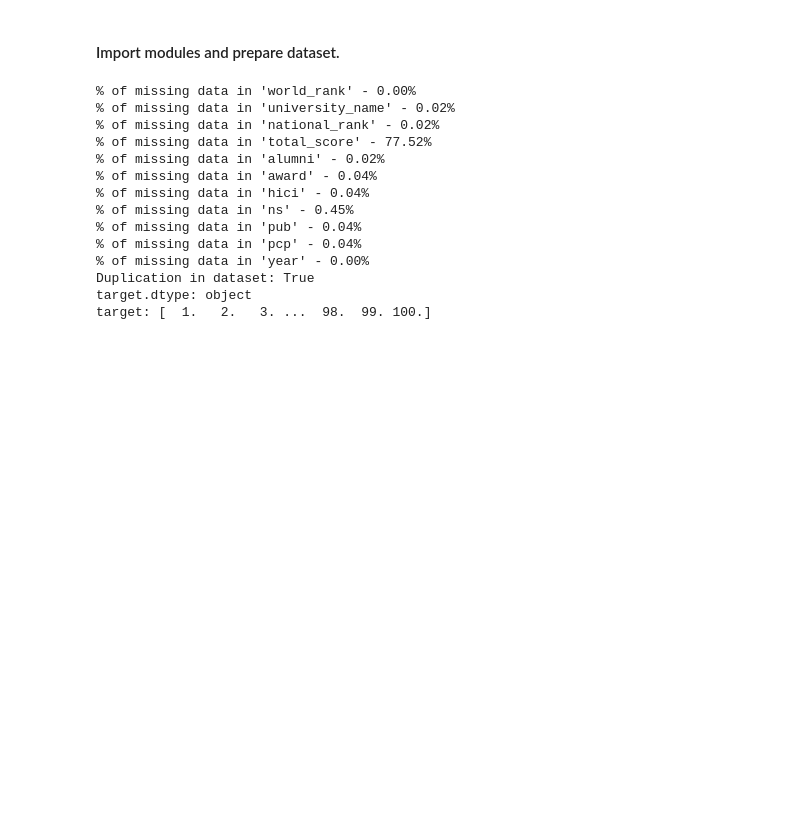
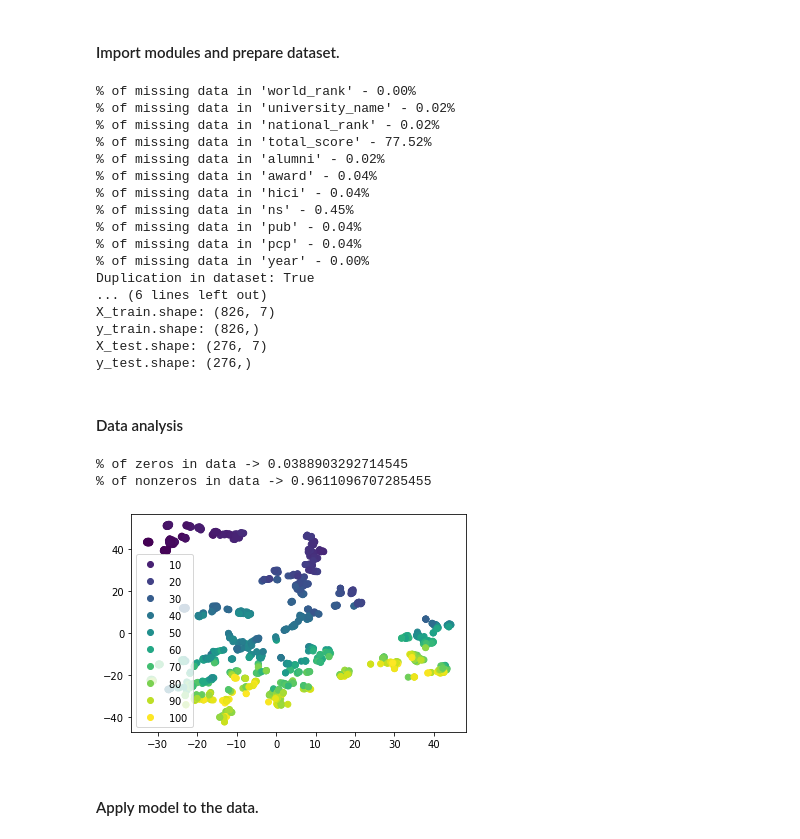
Before and after one commit to rohannakra/AI-Ranks-World-Universities, a Jupyter notebook: university_rankings.ipynb, the cells around one changed output. Cells and saved outputs as stored; diff of their text form; code cells hidden in the pictures; blank space fills up the shorter version.

Commit message:
Preparing data, doing data analysis, and applying model to the data.

```diff
--- a/university_rankings.ipynb
+++ b/university_rankings.ipynb
@@ -5,11 +5,10 @@
 # %%
 # Import sklearn tools
 from sklearn.svm import SVR
-from sklearn.neural_network import MLPClassifier, MLPRegressor
 from sklearn.manifold import TSNE
-from sklearn.model_selection import cross_validate, cross_val_predict
-from sklearn.pipeline import Pipeline
+from sklearn.model_selection import GridSearchCV, train_test_split
 from sklearn.preprocessing import StandardScaler
+from sklearn.metrics import mean_squared_error, make_scorer
 
 # Import other libraries
 import pandas as pd
@@ -19,7 +18,6 @@ import bisect
 from random import choice
 import os
 from IPython.display import display
-from sklearn.metrics import mean_squared_error
 
 # Load dataset
 dataset = pd.read_csv('shanghai_data.csv')
@@ -43,6 +41,9 @@ data = dataset.loc[:, 'total_score':'pcp'].to_numpy()
 # Encoding target colum (target is not continuous).
 target = dataset.loc[:, 'world_rank'].to_numpy()
 
+print('data.shape: {}'.format(data.shape))
+print('target.shape: {}'.format(target.shape))
+
 # University names (for reference).
 university_names = dataset.loc[:, 'university_name'].to_numpy()
 
@@ -58,7 +59,24 @@ for index in range(len(target)):
     if '-' not in target[index]:
         indexes.append(index)
 
-print('target: {}'.format(target := target[indexes].astype(float)))
+print('target (after sample selection): {}'.format(target := target[indexes].astype(float)))
+
+print('target.shape (after sample selection): {}'.format(target.shape))
+print('data.shape (after sample selection): {}'.format((data := data[indexes]).shape))
+
+# Split the data.
+X_train, X_test, y_train, y_test = train_test_split(data, target)
+
+# Scale the data.
+scaler = StandardScaler()
+
+X_train = scaler.fit_transform(X_train)
+X_test = scaler.transform(X_test)
+
+print(f'X_train.shape: {X_train.shape}')
+print(f'y_train.shape: {y_train.shape}')
+print(f'X_test.shape: {X_test.shape}')
+print(f'y_test.shape: {y_test.shape}')
 # %% [output]
 % of missing data in 'world_rank' - 0.00%
 % of missing data in 'university_name' - 0.02%
@@ -72,5 +90,31 @@ print('target: {}'.format(target := target[indexes].astype(float)))
 % of missing data in 'pcp' - 0.04%
 % of missing data in 'year' - 0.00%
 Duplication in dataset: True
-target.dtype: object
-target: [  1.   2.   3. ...  98.  99. 100.]
+... (6 lines left out)
+X_train.shape: (826, 7)
+y_train.shape: (826,)
+X_test.shape: (276, 7)
+y_test.shape: (276,)
+# %% [markdown]
+#### Data analysis
+# %%
+# Check if there are a significant amount of zeros in the data.
+print(f'% of zeros in data -> {np.sum(data == 0)/data.size}')
+print(f'% of nonzeros in data -> {np.sum(data != 0)/data.size}')
+
+# Plot the data.
+tsne = TSNE(random_state=42)
+
+data_trans = tsne.fit_transform(data)
+
+scatter_plot = plt.scatter(data_trans[:, 0], data_trans[:, 1], c=target)
+plt.legend(*scatter_plot.legend_elements())
+plt.show()
+
+# NOTE: The data looks to be linearly seperable.
+# %% [output]
+% of zeros in data -> 0.0388903292714545
+% of nonzeros in data -> 0.9611096707285455
+[figure, added]
+# %% [markdown]
+#### Apply model to the data.
```
Also changed, not shown: parts of 1 cell of this notebook.
